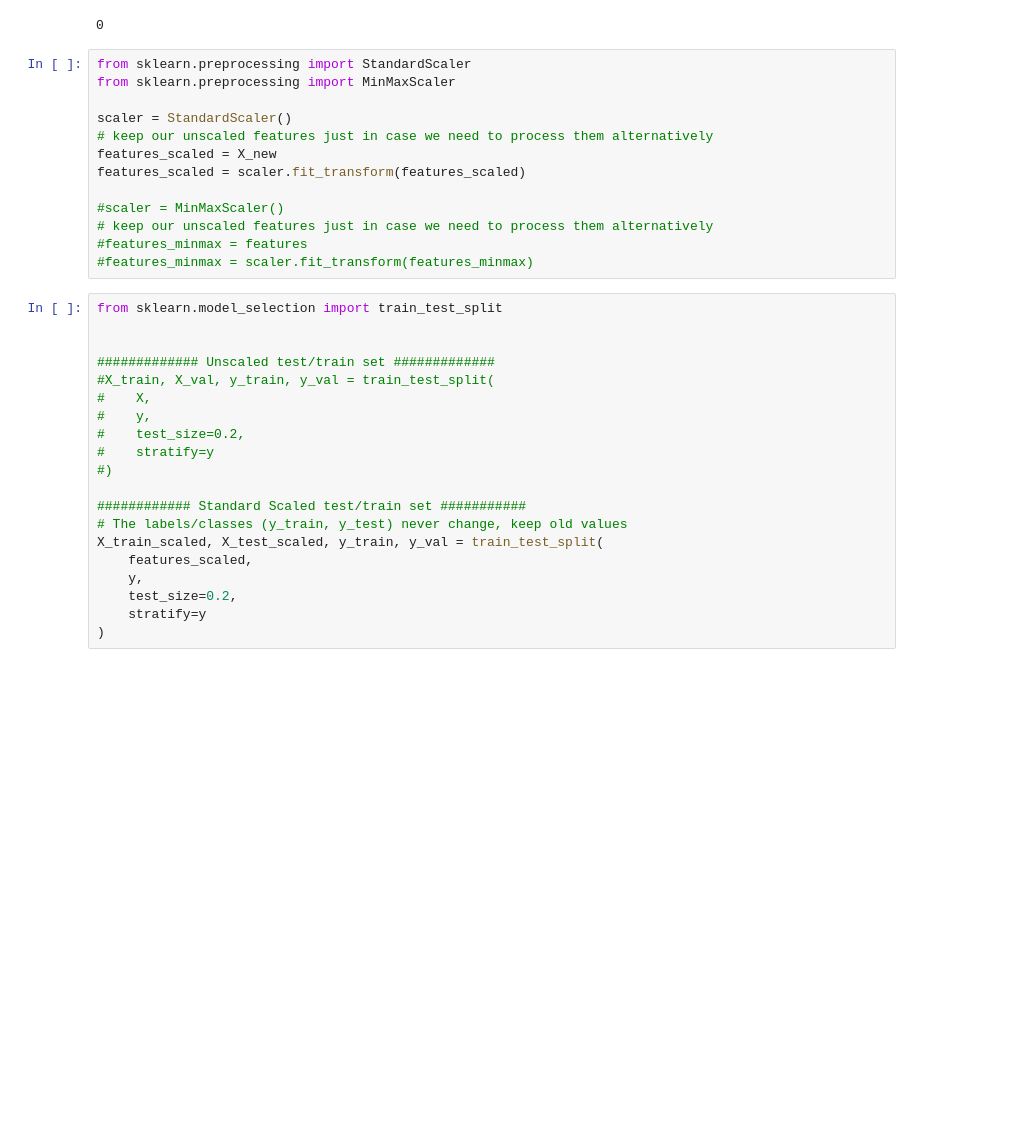
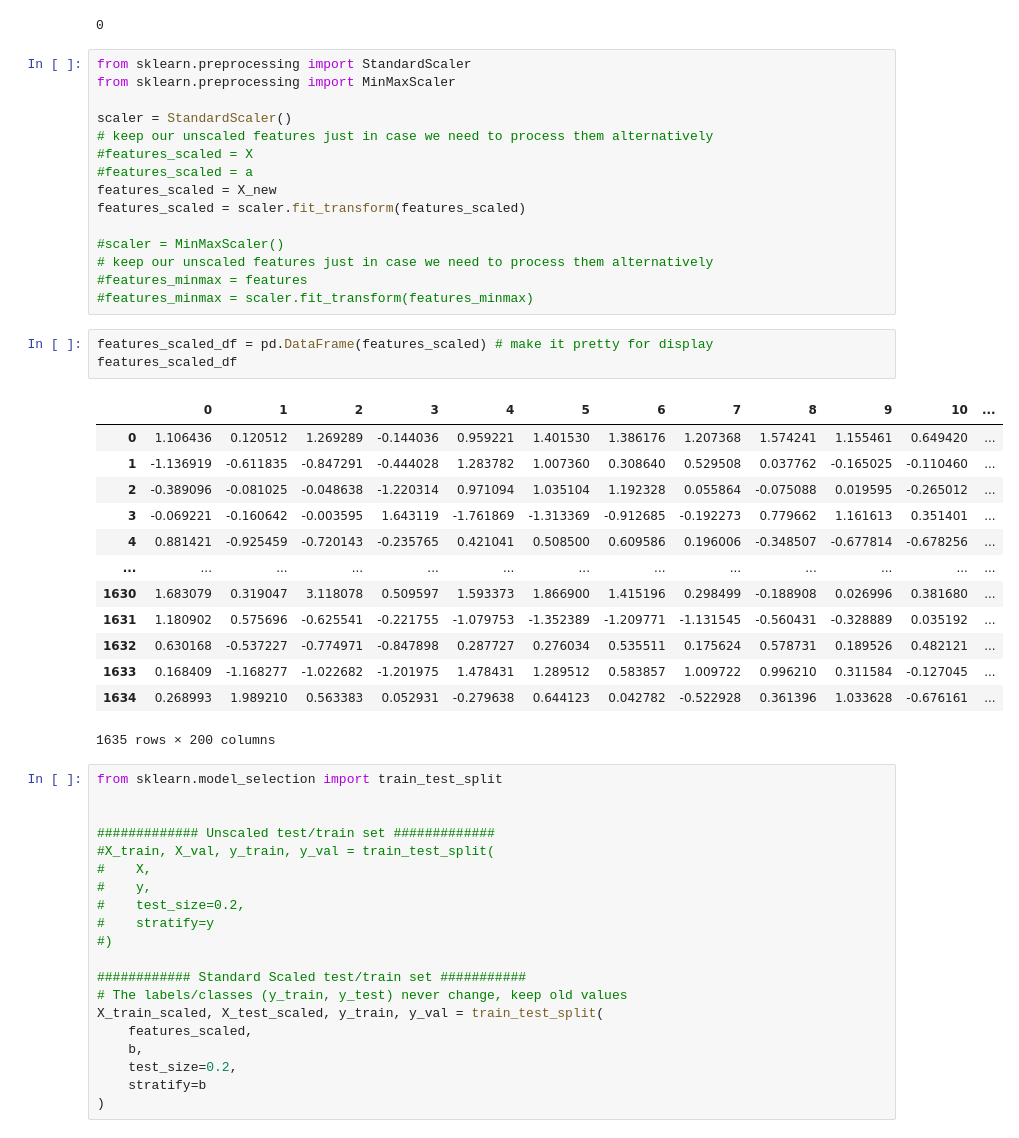
Before and after one commit to MoadSaadKhorchef/QMUL-BIG-DATA-SCIENCE, a Jupyter notebook: Couseworks/MACHINE LEARNING/CW2 - Mini Project/Testing.ipynb, the cells around one changed output. Saved outputs shown, nothing was run; the diff lists cells and outputs as text; blank space fills up the shorter version.

```diff
--- a/Couseworks/MACHINE LEARNING/CW2 - Mini Project/Testing.ipynb
+++ b/Couseworks/MACHINE LEARNING/CW2 - Mini Project/Testing.ipynb
@@ -207,6 +210,8 @@ from sklearn.preprocessing import MinMaxScaler
 
 scaler = StandardScaler()
 # keep our unscaled features just in case we need to process them alternatively
+#features_scaled = X
+#features_scaled = a
 features_scaled = X_new
 features_scaled = scaler.fit_transform(features_scaled)
 
@@ -214,6 +219,23 @@ features_scaled = scaler.fit_transform(features_scaled)
 # keep our unscaled features just in case we need to process them alternatively
 #features_minmax = features
 #features_minmax = scaler.fit_transform(features_minmax)
+# %%
+features_scaled_df = pd.DataFrame(features_scaled) # make it pretty for display
+features_scaled_df
+# %% [output]
+|  | 0 | 1 | 2 | 3 | 4 | 5 | 6 | 7 | 8 | 9 | 10 | ... |
+| 0 | 1.106436 | 0.120512 | 1.269289 | -0.144036 | 0.959221 | 1.401530 | 1.386176 | 1.207368 | 1.574241 | 1.155461 | 0.649420 | ... |
+| 1 | -1.136919 | -0.611835 | -0.847291 | -0.444028 | 1.283782 | 1.007360 | 0.308640 | 0.529508 | 0.037762 | -0.165025 | -0.110460 | ... |
+| 2 | -0.389096 | -0.081025 | -0.048638 | -1.220314 | 0.971094 | 1.035104 | 1.192328 | 0.055864 | -0.075088 | 0.019595 | -0.265012 | ... |
+| 3 | -0.069221 | -0.160642 | -0.003595 | 1.643119 | -1.761869 | -1.313369 | -0.912685 | -0.192273 | 0.779662 | 1.161613 | 0.351401 | ... |
+| 4 | 0.881421 | -0.925459 | -0.720143 | -0.235765 | 0.421041 | 0.508500 | 0.609586 | 0.196006 | -0.348507 | -0.677814 | -0.678256 | ... |
+| ... | ... | ... | ... | ... | ... | ... | ... | ... | ... | ... | ... | ... |
+| 1630 | 1.683079 | 0.319047 | 3.118078 | 0.509597 | 1.593373 | 1.866900 | 1.415196 | 0.298499 | -0.188908 | 0.026996 | 0.381680 | ... |
+| 1631 | 1.180902 | 0.575696 | -0.625541 | -0.221755 | -1.079753 | -1.352389 | -1.209771 | -1.131545 | -0.560431 | -0.328889 | 0.035192 | ... |
+| 1632 | 0.630168 | -0.537227 | -0.774971 | -0.847898 | 0.287727 | 0.276034 | 0.535511 | 0.175624 | 0.578731 | 0.189526 | 0.482121 | ... |
+| 1633 | 0.168409 | -1.168277 | -1.022682 | -1.201975 | 1.478431 | 1.289512 | 0.583857 | 1.009722 | 0.996210 | 0.311584 | -0.127045 | ... |
+| 1634 | 0.268993 | 1.989210 | 0.563383 | 0.052931 | -0.279638 | 0.644123 | 0.042782 | -0.522928 | 0.361396 | 1.033628 | -0.676161 | ... |
+1635 rows × 200 columns
 # %%
 from sklearn.model_selection import train_test_split
 
@@ -230,9 +252,9 @@ from sklearn.model_selection import train_test_split
 # The labels/classes (y_train, y_test) never change, keep old values
 X_train_scaled, X_test_scaled, y_train, y_val = train_test_split(
     features_scaled,
-    y,
+    b,
     test_size=0.2,
-    stratify=y
+    stratify=b
 )
 # %%
 from sklearn.neighbors import KNeighborsClassifier
```
Also changed, not shown: parts of 9 cells of this notebook.
